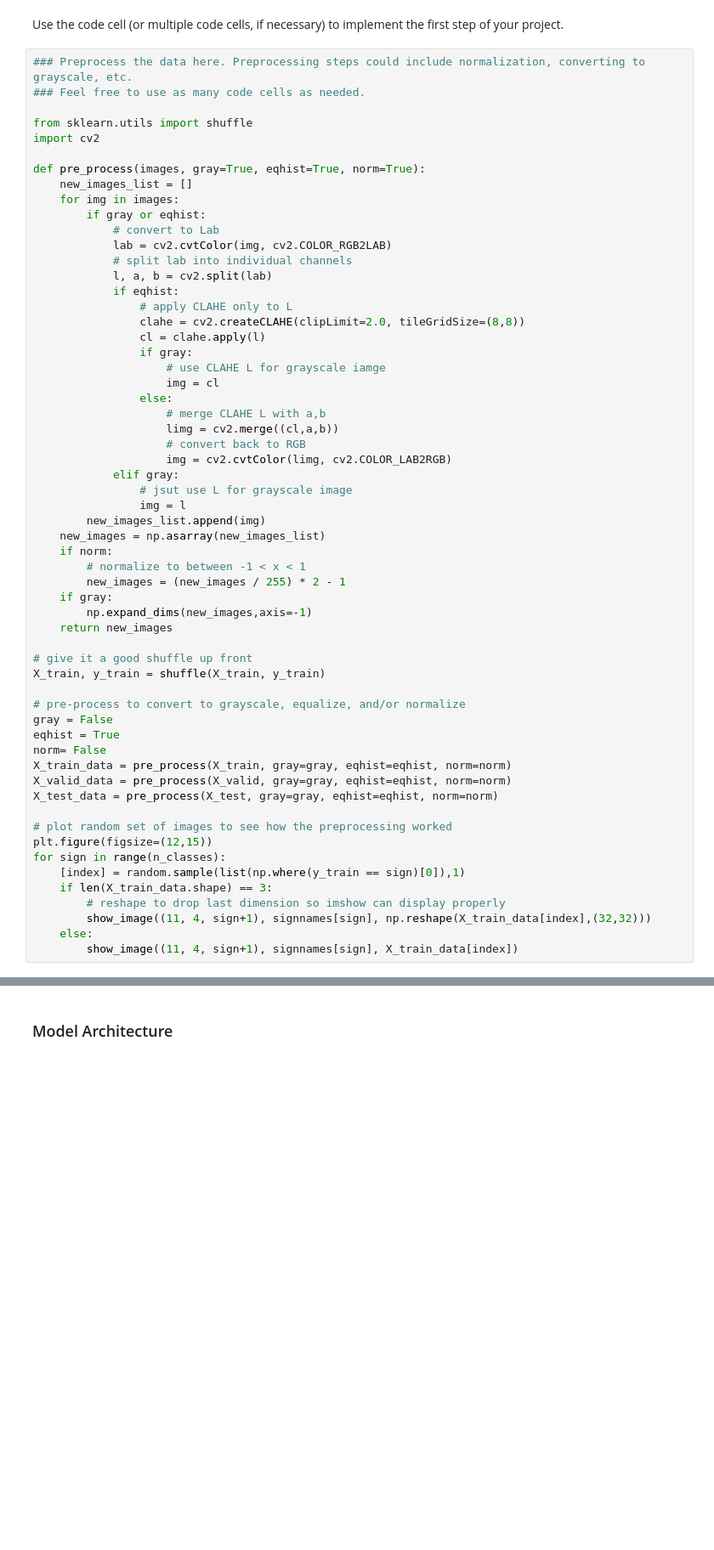
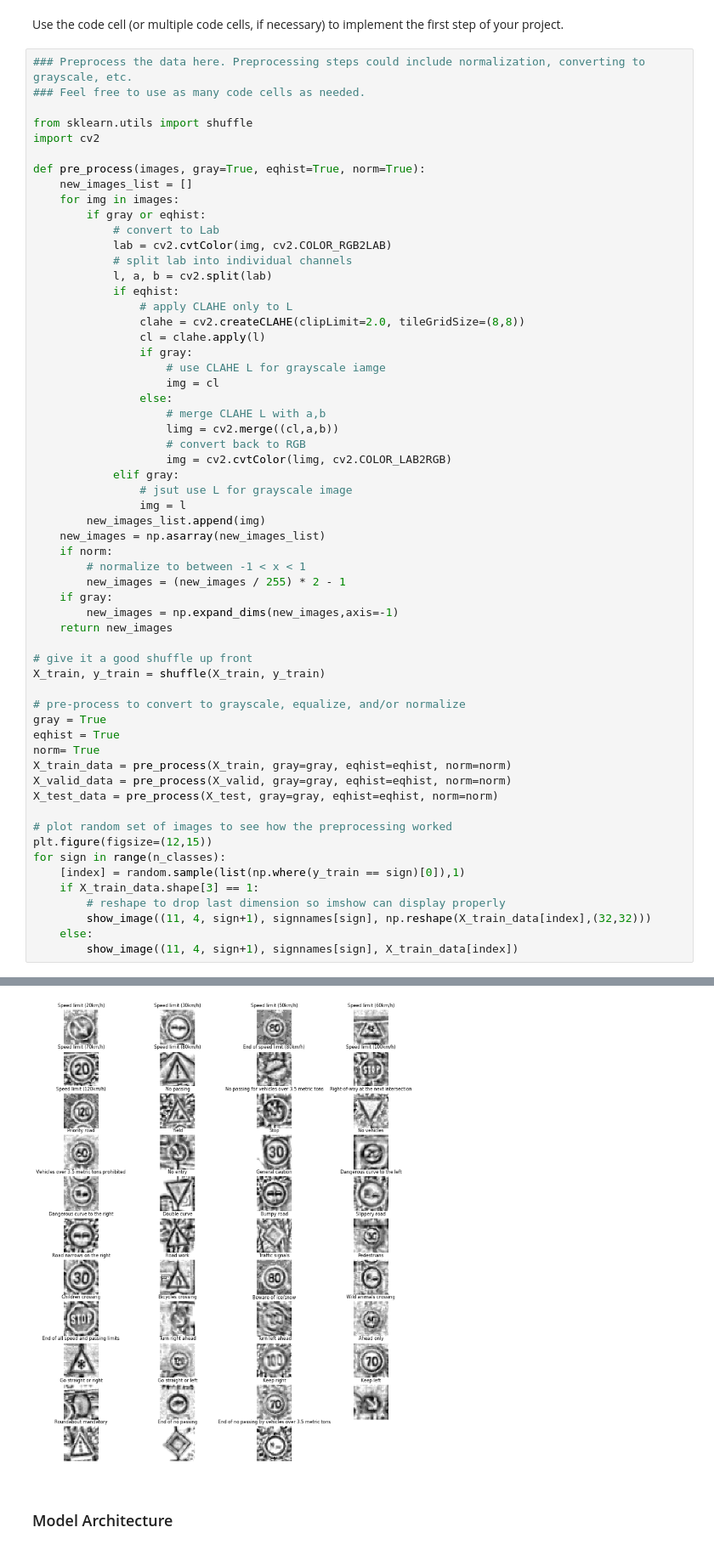
Before and after one commit to anandman/CarND-Traffic-Sign-Classifier-Project, a Jupyter notebook: Traffic_Sign_Classifier.ipynb, the cells around one changed output, grey strips where cells are left out. Shown at 85% size. Cells and saved outputs as stored; diff of their text form; blank space fills up the shorter version.

```diff
--- a/Traffic_Sign_Classifier.ipynb
+++ b/Traffic_Sign_Classifier.ipynb
@@ -181,16 +191,16 @@ def pre_process(images, gray=True, eqhist=True, norm=True):
         # normalize to between -1 < x < 1
         new_images = (new_images / 255) * 2 - 1
     if gray:
-        np.expand_dims(new_images,axis=-1)
+        new_images = np.expand_dims(new_images,axis=-1)
     return new_images
 
 # give it a good shuffle up front
 X_train, y_train = shuffle(X_train, y_train)
 
 # pre-process to convert to grayscale, equalize, and/or normalize
-gray = False
+gray = True
 eqhist = True
-norm= False
+norm= True
 X_train_data = pre_process(X_train, gray=gray, eqhist=eqhist, norm=norm)
 X_valid_data = pre_process(X_valid, gray=gray, eqhist=eqhist, norm=norm)
 X_test_data = pre_process(X_test, gray=gray, eqhist=eqhist, norm=norm)
@@ -199,8 +209,9 @@ X_test_data = pre_process(X_test, gray=gray, eqhist=eqhist, norm=norm)
 plt.figure(figsize=(12,15))
 for sign in range(n_classes):
     [index] = random.sample(list(np.where(y_train == sign)[0]),1)
-    if len(X_train_data.shape) == 3:
+    if X_train_data.shape[3] == 1:
         # reshape to drop last dimension so imshow can display properly
         show_image((11, 4, sign+1), signnames[sign], np.reshape(X_train_data[index],(32,32)))
     else:
         show_image((11, 4, sign+1), signnames[sign], X_train_data[index])
+# %% [output]
@@ -207,3 +224,4 @@ for sign in range(n_classes):
+[figure, added]
 # %% [markdown]
 ### Model Architecture
 # %%
```
Also changed, not shown: parts of 6 cells of this notebook.
